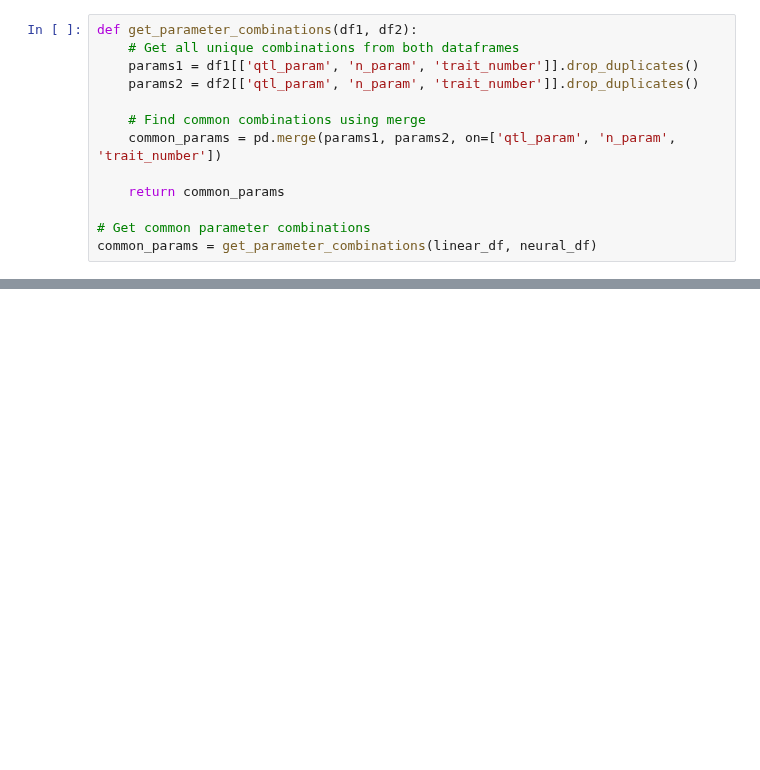
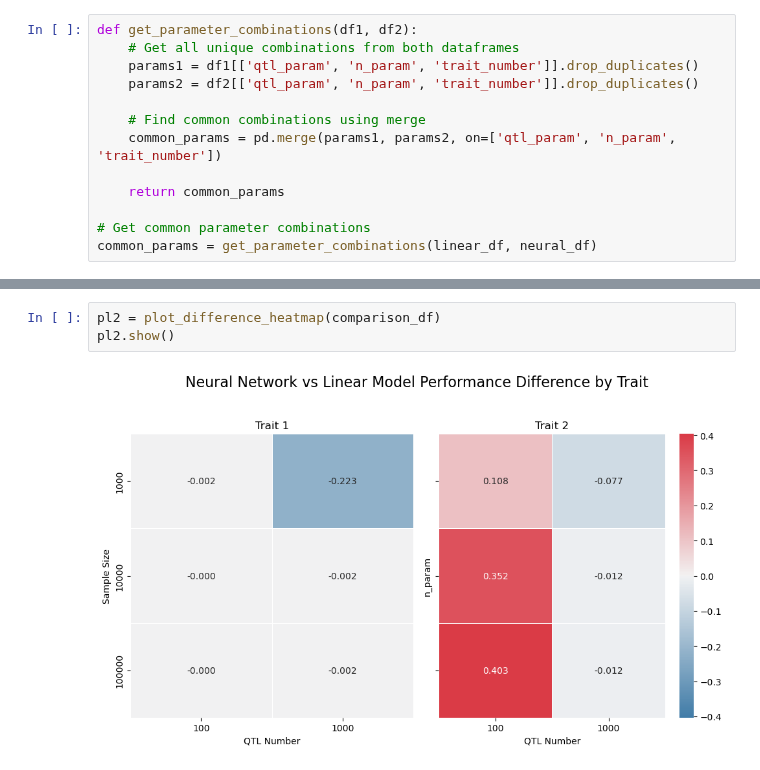
Before and after one commit to Arcadia-Science/2025-epistasis-dl-quantgen, a Jupyter notebook: workflow_sims/alphasimr_mini_snakemake/plot_models.ipynb, the cells around one changed output, grey strips where cells are left out. Drawn from its saved outputs; the diff is of its cells as text; blank space fills up the shorter version.

```diff
--- a/workflow_sims/alphasimr_mini_snakemake/plot_models.ipynb
+++ b/workflow_sims/alphasimr_mini_snakemake/plot_models.ipynb
@@ -296,0 +330,5 @@ def create_styled_summary(comparison_df):
+# %%
+pl2 = plot_difference_heatmap(comparison_df)
+pl2.show()
+# %% [output]
+[figure, added]
```
Also changed, not shown: parts of 7 cells of this notebook.
